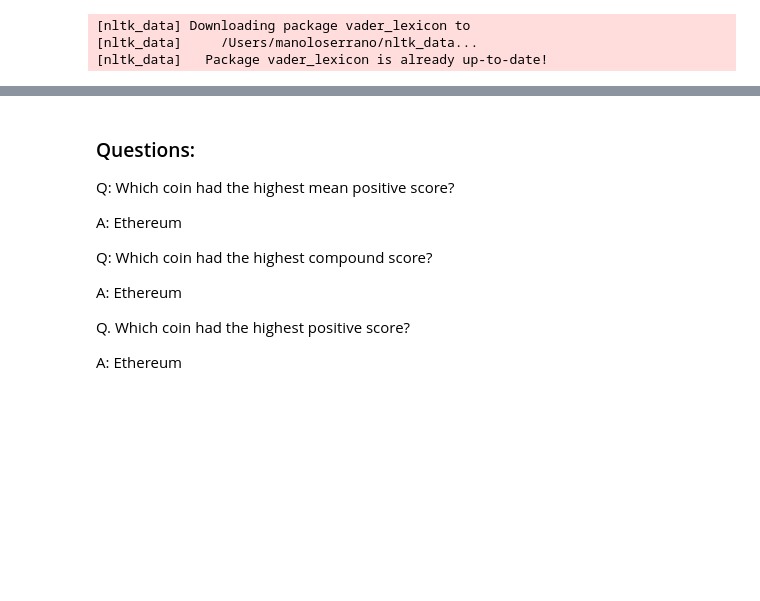
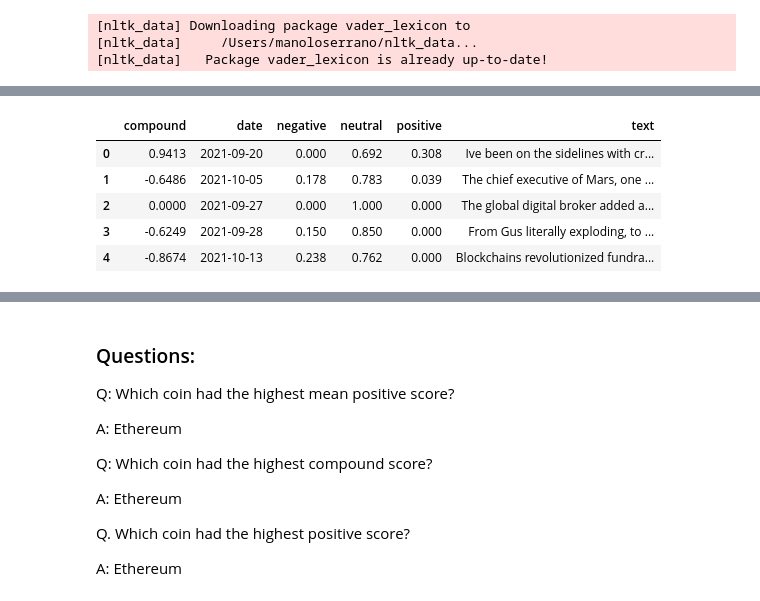
Before and after one commit to InfluxVC/NLP, a Jupyter notebook: crypto_sentiment.ipynb, the cells around one changed output, grey strips where cells are left out. Cells and saved outputs as stored; diff of their text form; code cells hidden in the pictures; blank space fills up the shorter version.

```diff
--- a/crypto_sentiment.ipynb
+++ b/crypto_sentiment.ipynb
@@ -56,3 +56,13 @@ Total articles about Bitcoin:6664
  'urlToImage': 'https://s.yimg.com/os/creatr-uploaded-images/2021-09/4a01cb80-16eb-11ec-abfe-c7b840dd48ca',
  'publishedAt': '2021-09-16T13:26:42Z',
  'content': "You won't have to stick to Bitcoin if you're determined to pay for your movie ticket with cryptocurrency. AMC chief Adam Aron has revealed his theater chain will also accept Ethereum, Lit ...
+# %%
+# Fetch the Bitcoin news articles
+Chainlink_headlines=api.get_everything(
+    q='chainlink',
+    language='en',
+    page_size=100,
+    sort_by='relevancy'
+ )
+print(f"Total articles about Chainlink:{Chainlink_headlines['totalResults']}")
+Chainlink_headlines['articles'][0]
@@ -162,4 +182,40 @@ positive    0.056100
 dtype: float64
+# %%
+Chainlink_sentiments = []
+
+for article in Chainlink_headlines['articles']:
+    try:
+        text = article['content']
+        date = article['publishedAt'][:10]
+        sentiment = analyzer.polarity_scores(text)
+        compound = sentiment["compound"]
+        pos = sentiment['pos']
+        neu = sentiment['neu']
+        neg = sentiment['neg']
+
+        Chainlink_sentiments.append({
+            "text": text,
+            "date": date,
+            'compound': compound,
+            'positive': pos,
+            'negative': neg,
+            'neutral' : neu,
+
+        })
+
+    except AttributeError:
+        pass
+
+Chainlink_df = pd.DataFrame(Chainlink_sentiments)
+
+Chainlink_df.head()
+# %% [output]
+|  | compound | date | negative | neutral | positive | text |
+| 0 | 0.9413 | 2021-09-20 | 0.000 | 0.692 | 0.308 | Ive been on the sidelines with cr... |
+| 1 | -0.6486 | 2021-10-05 | 0.178 | 0.783 | 0.039 | The chief executive of Mars, one ... |
+| 2 | 0.0000 | 2021-09-27 | 0.000 | 1.000 | 0.000 | The global digital broker added a... |
+| 3 | -0.6249 | 2021-09-28 | 0.150 | 0.850 | 0.000 | From Gus literally exploding, to ... |
+| 4 | -0.8674 | 2021-10-13 | 0.238 | 0.762 | 0.000 | Blockchains revolutionized fundra... |
 # %%
 # Describe the Bitcoin Sentiment
 bitcoin_df.describe
```
Also changed, not shown: parts of 25 cells of this notebook.
